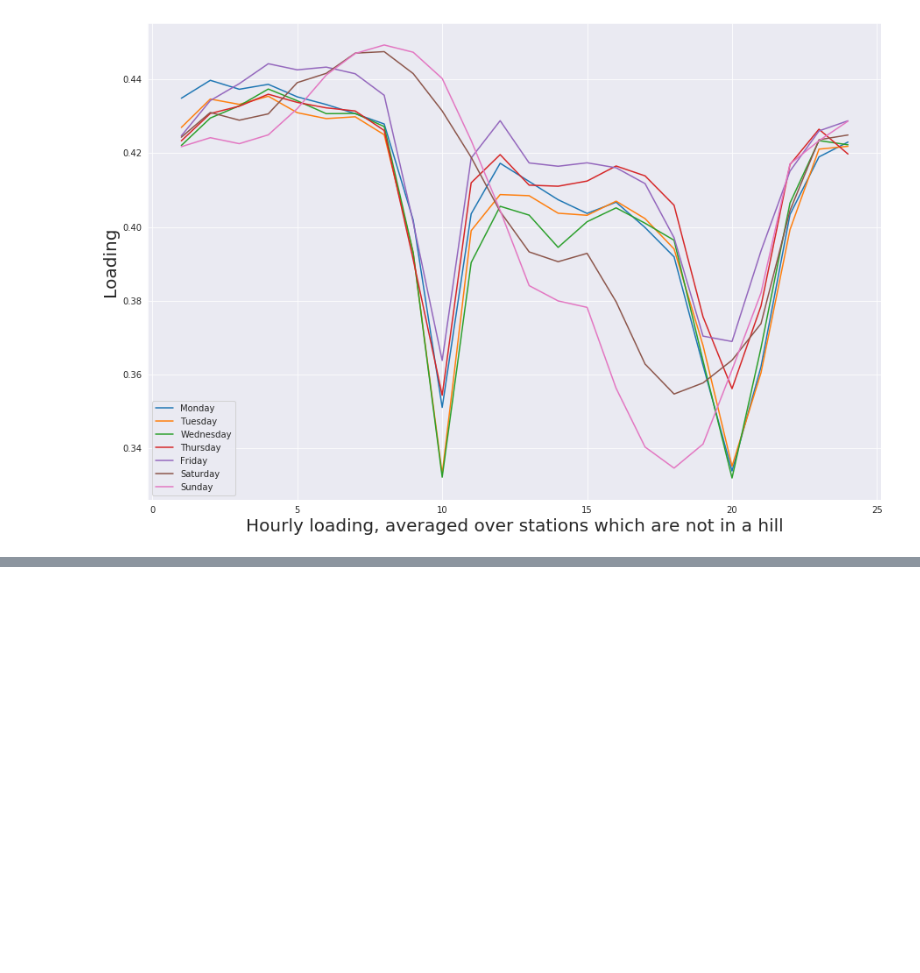
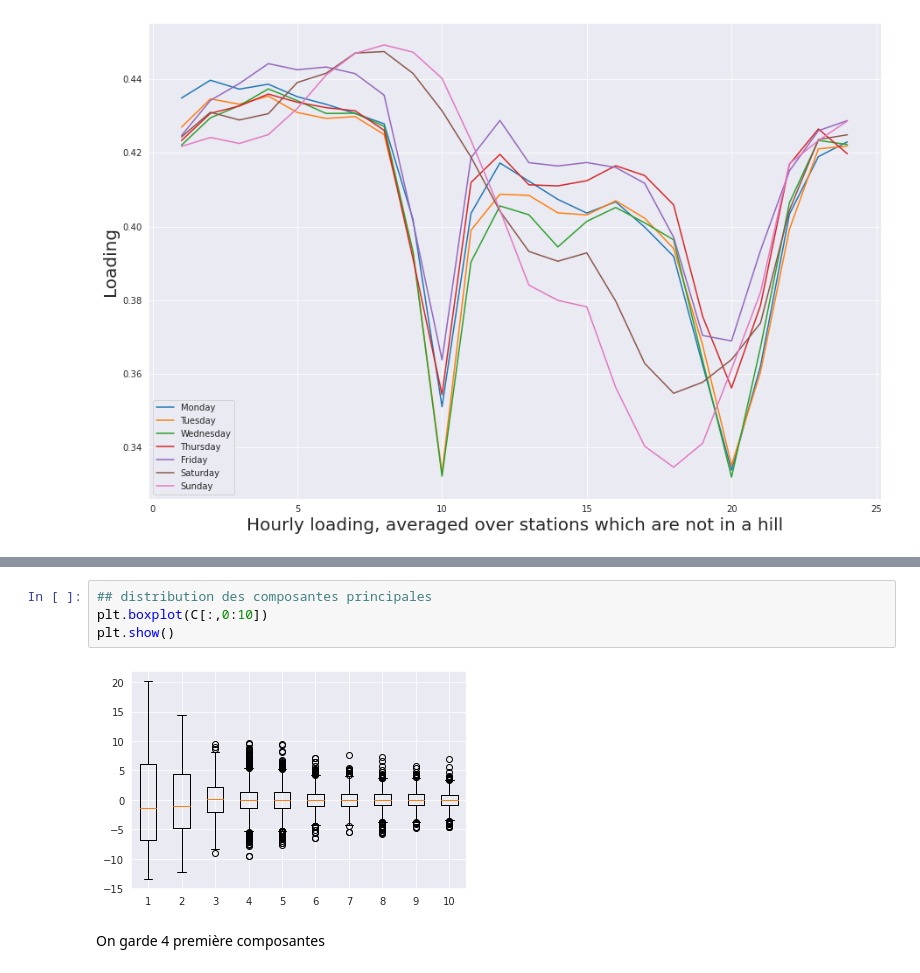
Before and after one commit to NguyenHai7120/DataAnalysis4A, a Jupyter notebook: velib_PythonNotebook_descriptiveAnalysis_solution2022.ipynb, the cells around one changed output, grey strips where cells are left out. Saved outputs shown, nothing was run; the diff lists cells and outputs as text; blank space fills up the shorter version.

```diff
--- a/velib_PythonNotebook_descriptiveAnalysis_solution2022.ipynb
+++ b/velib_PythonNotebook_descriptiveAnalysis_solution2022.ipynb
@@ -392,0 +440,8 @@ plt.show()
+# %%
+## distribution des composantes principales
+plt.boxplot(C[:,0:10])
+plt.show()
+# %% [output]
+[figure, added]
+# %% [markdown]
+On garde 4 première composantes
```
Also changed, not shown: parts of 59 cells of this notebook.
